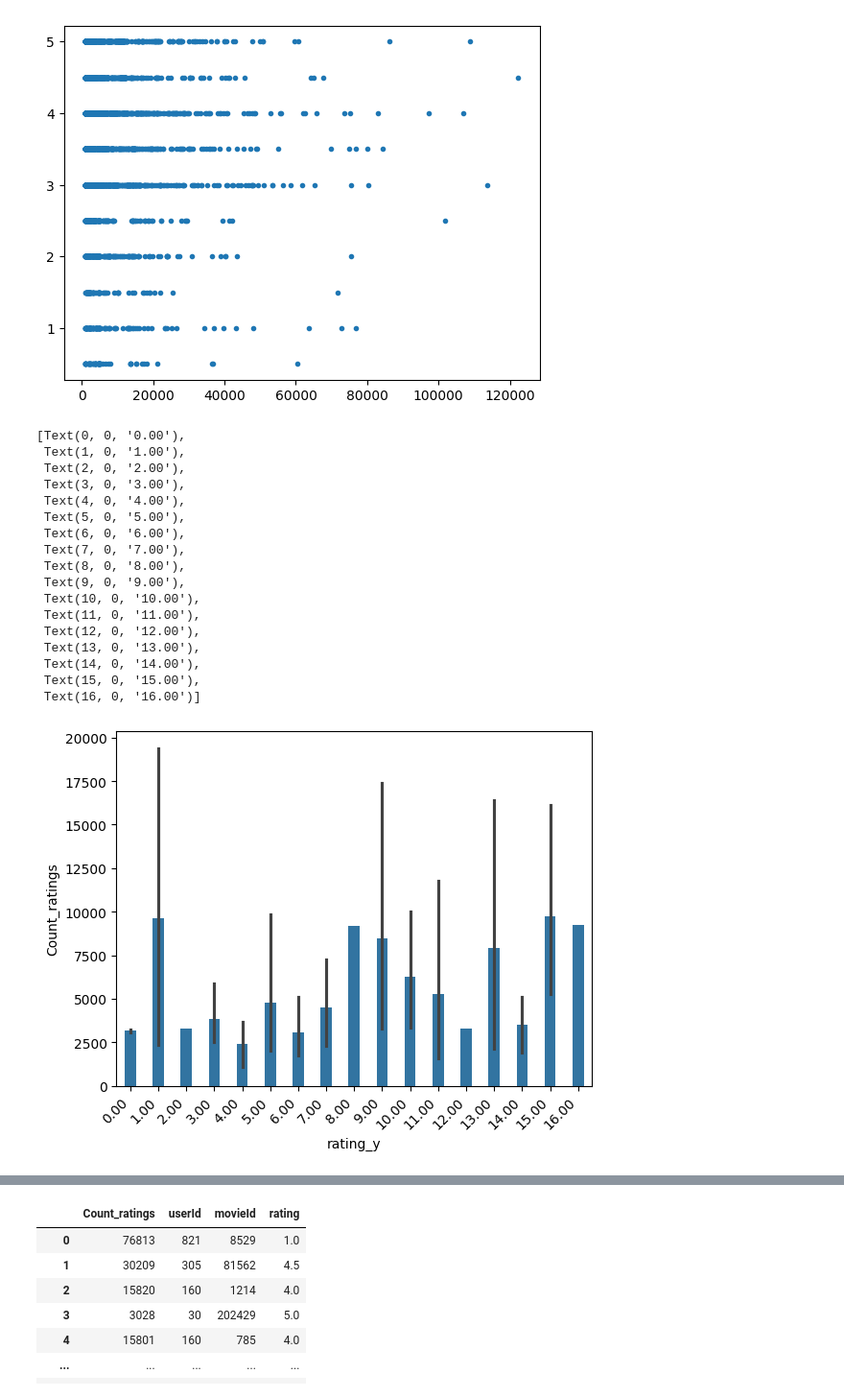
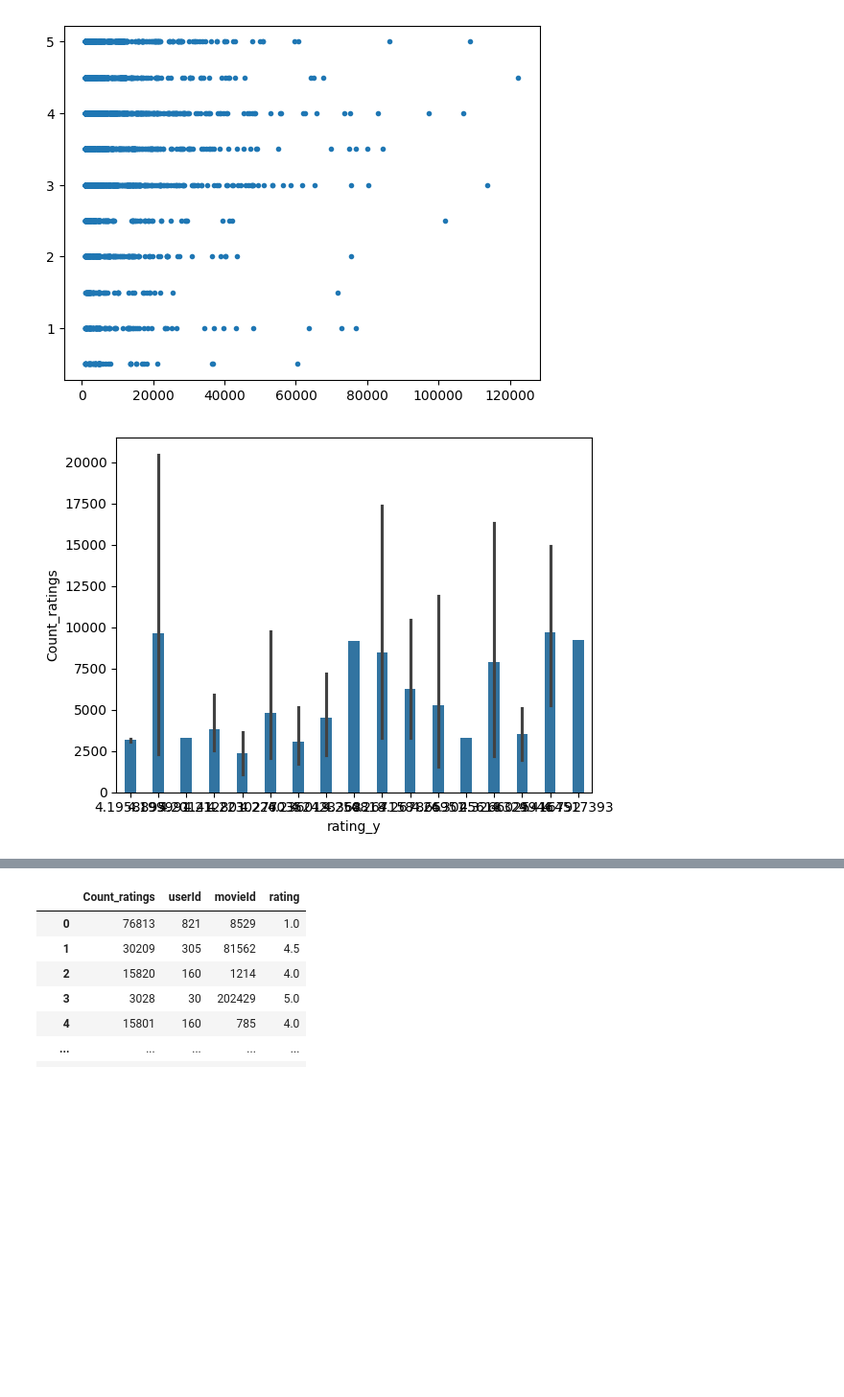
Before and after one commit to danlundh67/AI-recomend_predict, a Jupyter notebook: recommend.ipynb, the cells around one changed output, grey strips where cells are left out. Shown at 96% size. Cells and saved outputs as stored; diff of their text form; code cells hidden in the pictures; blank space fills up the shorter version.

Commit message:
debugg exp. plot

```diff
--- a/recommend.ipynb
+++ b/recommend.ipynb
@@ -129,35 +129,18 @@ plt.show()
 # %%
 df_test3=df_ratings.groupby(['movieId'])['rating'].mean()
 df_A=df_test2.rename_axis('Count_ratings').reset_index()
 df_B=df_test3.rename_axis('movieId').reset_index()
 df_all=pd.merge(df_A, df_B, on='movieId', how='inner').sort_values(by='rating_y',ascending = False)
 
 snsplot=sns.barplot(data = df_all.head(100), x = "rating_y", y = "Count_ratings", width=0.4 )
 #snsplot.set_xticks(range(10))
 xlabels = ['{:,.2f}'.format(x) for x in snsplot.get_xticks()]
-snsplot.set_xticklabels(xlabels)
-snsplot.set_xticklabels(
-    snsplot.get_xticklabels(),
-    rotation=45,
-    horizontalalignment='right'
-)
+# snsplot.set_xticklabels(xlabels)
+# snsplot.set_xticklabels(
+#     snsplot.get_xticklabels(),
+#     rotation=45,
+#     horizontalalignment='right'
+# )
 # %% [output]
-[Text(0, 0, '0.00'),
- Text(1, 0, '1.00'),
- Text(2, 0, '2.00'),
- Text(3, 0, '3.00'),
- Text(4, 0, '4.00'),
- Text(5, 0, '5.00'),
- Text(6, 0, '6.00'),
- Text(7, 0, '7.00'),
- Text(8, 0, '8.00'),
- Text(9, 0, '9.00'),
- Text(10, 0, '10.00'),
- Text(11, 0, '11.00'),
- Text(12, 0, '12.00'),
- Text(13, 0, '13.00'),
- Text(14, 0, '14.00'),
- Text(15, 0, '15.00'),
- Text(16, 0, '16.00')]
-[figure, old version]
+[figure, new version]
 # %%
```
Also changed, not shown: parts of 1 cell of this notebook.
